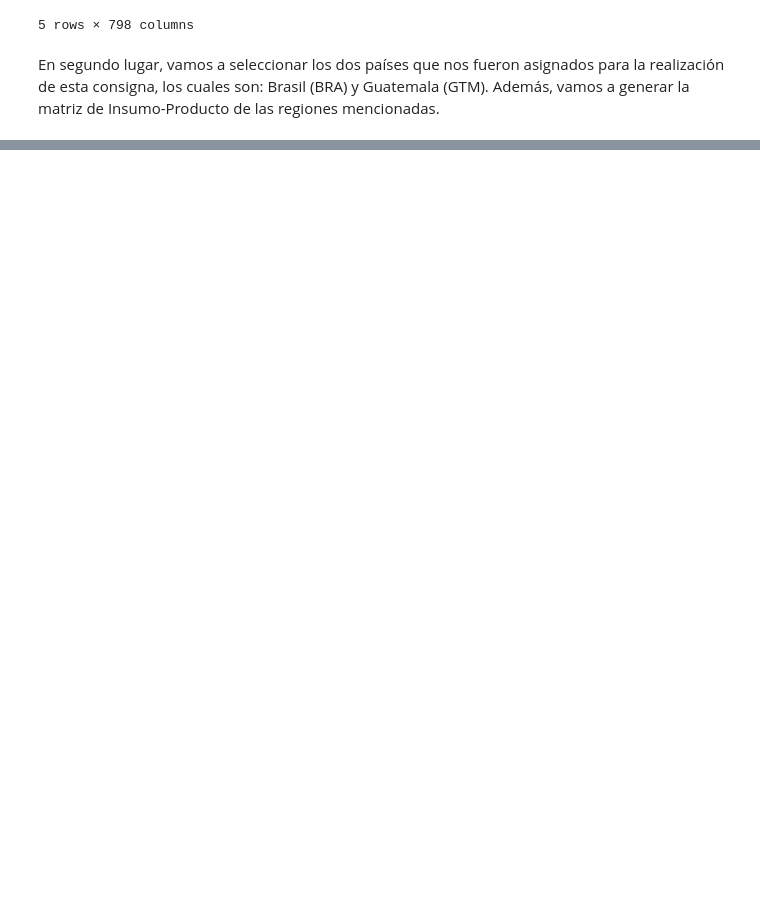
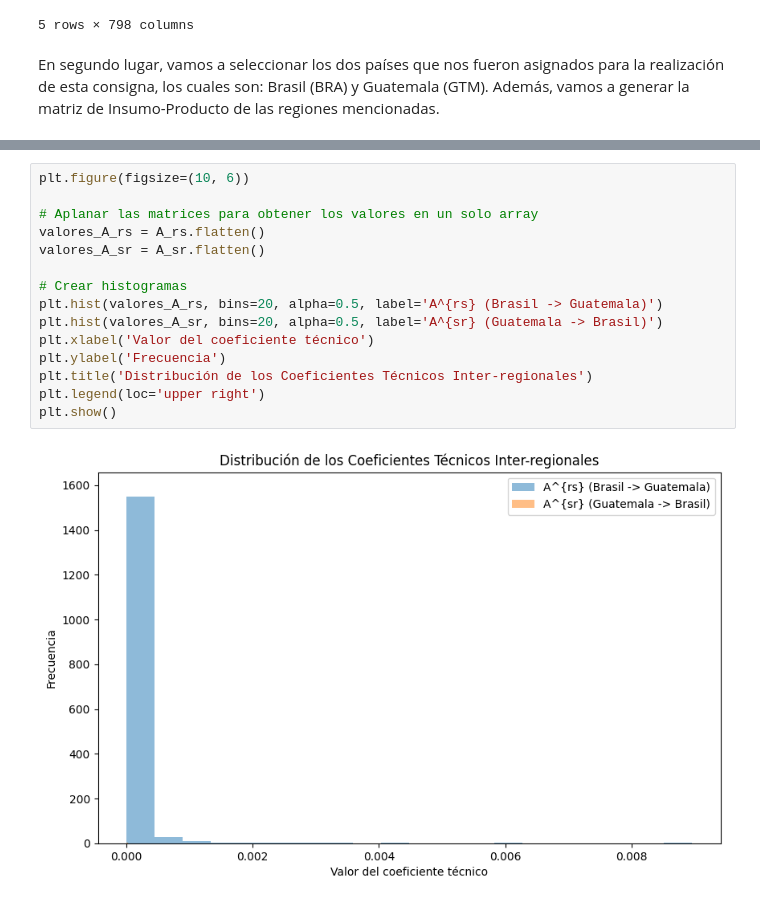
Before and after one commit to Gabrielnm7/ALC-FCEN_UBA, a Jupyter notebook: TP1/grupo_abeliano_TP1.ipynb, the cells around one changed output, grey strips where cells are left out. Drawn from its saved outputs; the diff is of its cells as text; blank space fills up the shorter version.

```diff
--- a/TP1/grupo_abeliano_TP1.ipynb
+++ b/TP1/grupo_abeliano_TP1.ipynb
@@ -753,0 +835,17 @@ print(A_sr)
+# %%
+plt.figure(figsize=(10, 6))
+
+# Aplanar las matrices para obtener los valores en un solo array
+valores_A_rs = A_rs.flatten()
+valores_A_sr = A_sr.flatten()
+
+# Crear histogramas
+plt.hist(valores_A_rs, bins=20, alpha=0.5, label='A^{rs} (Brasil -> Guatemala)')
+plt.hist(valores_A_sr, bins=20, alpha=0.5, label='A^{sr} (Guatemala -> Brasil)')
+plt.xlabel('Valor del coeficiente técnico')
+plt.ylabel('Frecuencia')
+plt.title('Distribución de los Coeficientes Técnicos Inter-regionales')
+plt.legend(loc='upper right')
+plt.show()
+# %% [output]
+[figure, added]
```
Also changed, not shown: parts of 43 cells of this notebook, 1 other file.
